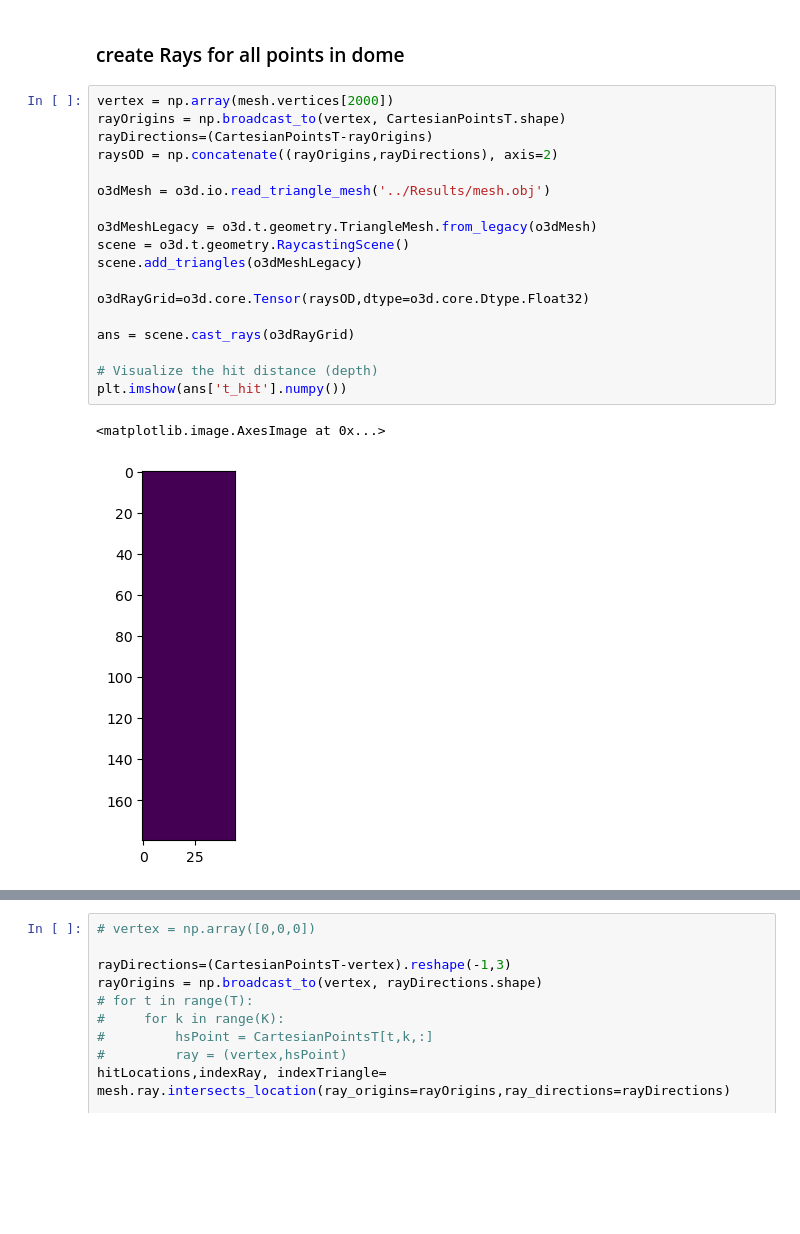
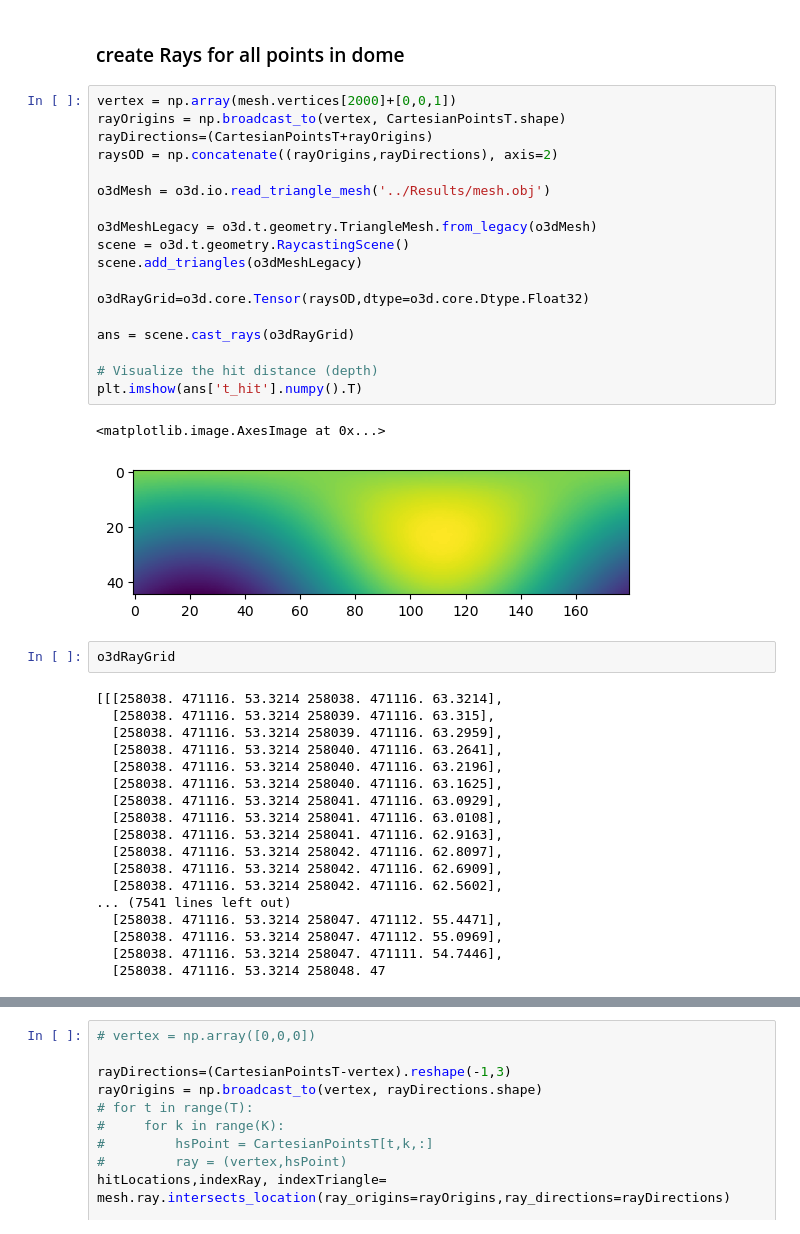
Before and after one commit to Generative-Systems-Sciences/Enschede_3dWorkbench, a Jupyter notebook: Notebook/Sky-view Factor.ipynb, the cells around one changed output, grey strips where cells are left out. Cells and saved outputs as stored; diff of their text form; blank space fills up the shorter version.

Commit message:
Cartesian points and origin

```diff
--- a/Notebook/Sky-view Factor.ipynb
+++ b/Notebook/Sky-view Factor.ipynb
@@ -92,26 +92,46 @@ o3d.visualization.draw_geometries([domeMesh])
 # %% [markdown]
 ### create Rays for all points in dome
 # %%
-vertex = np.array(mesh.vertices[2000])
+vertex = np.array(mesh.vertices[2000]+[0,0,1])
 rayOrigins = np.broadcast_to(vertex, CartesianPointsT.shape)
-rayDirections=(CartesianPointsT-rayOrigins)
+rayDirections=(CartesianPointsT+rayOrigins)
 raysOD = np.concatenate((rayOrigins,rayDirections), axis=2)
 
 o3dMesh = o3d.io.read_triangle_mesh('../Results/mesh.obj')
 
 o3dMeshLegacy = o3d.t.geometry.TriangleMesh.from_legacy(o3dMesh)
 scene = o3d.t.geometry.RaycastingScene()
 scene.add_triangles(o3dMeshLegacy)
 
 o3dRayGrid=o3d.core.Tensor(raysOD,dtype=o3d.core.Dtype.Float32)
 
 ans = scene.cast_rays(o3dRayGrid)
 
 # Visualize the hit distance (depth)
-plt.imshow(ans['t_hit'].numpy())
+plt.imshow(ans['t_hit'].numpy().T)
 # %% [output]
 <matplotlib.image.AxesImage at 0x...>
-[figure, old version]
+[figure, new version]
+# %%
+o3dRayGrid
+# %% [output]
+[[[258038. 471116. 53.3214 258038. 471116. 63.3214],
+  [258038. 471116. 53.3214 258039. 471116. 63.315],
+  [258038. 471116. 53.3214 258039. 471116. 63.2959],
+  [258038. 471116. 53.3214 258040. 471116. 63.2641],
+  [258038. 471116. 53.3214 258040. 471116. 63.2196],
+  [258038. 471116. 53.3214 258040. 471116. 63.1625],
+  [258038. 471116. 53.3214 258041. 471116. 63.0929],
+  [258038. 471116. 53.3214 258041. 471116. 63.0108],
+  [258038. 471116. 53.3214 258041. 471116. 62.9163],
+  [258038. 471116. 53.3214 258042. 471116. 62.8097],
+  [258038. 471116. 53.3214 258042. 471116. 62.6909],
+  [258038. 471116. 53.3214 258042. 471116. 62.5602],
+... (7541 lines left out)
+  [258038. 471116. 53.3214 258047. 471112. 55.4471],
+  [258038. 471116. 53.3214 258047. 471112. 55.0969],
+  [258038. 471116. 53.3214 258047. 471111. 54.7446],
+  [258038. 471116. 53.3214 258048. 47
 # %%
 ans['t_hit']
 # %% [output]
```
Also changed, not shown: parts of 1 cell of this notebook.
